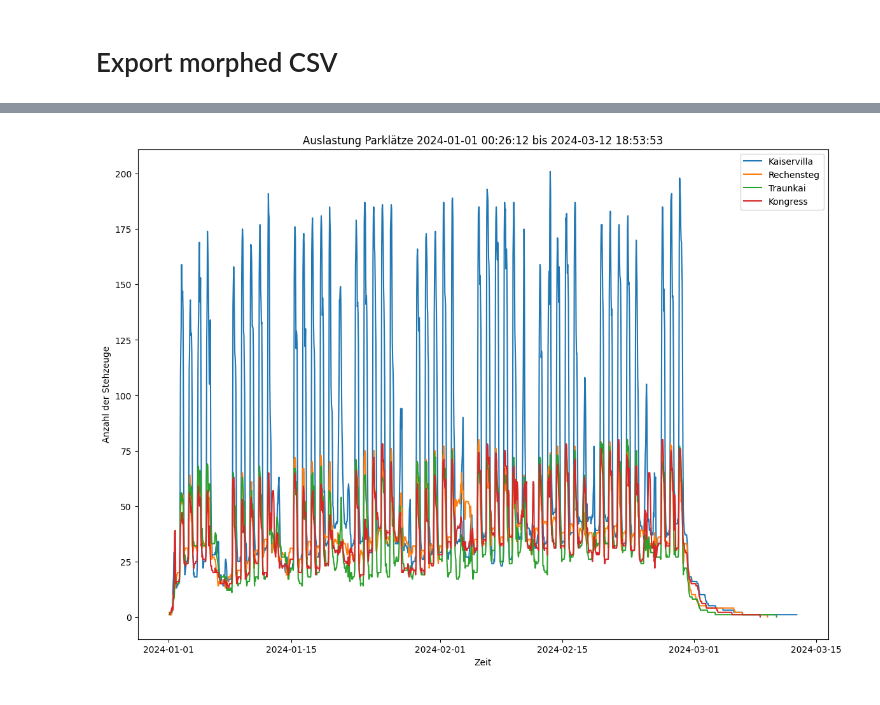
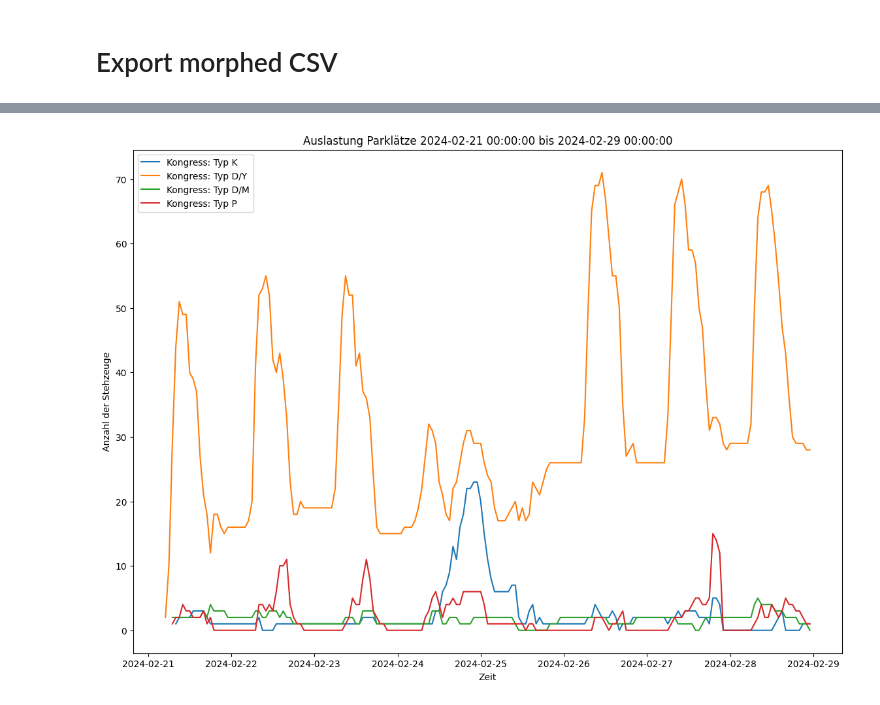
Before and after one commit to maigner/ParkplatzDaten, a Jupyter notebook: Analysis/Convert to Cars per Hour.ipynb, the cells around one changed output, grey strips where cells are left out. Drawn from its saved outputs; the diff is of its cells as text; code cells hidden in the pictures.

Commit message:
added kinds

```diff
--- a/Analysis/Convert to Cars per Hour.ipynb
+++ b/Analysis/Convert to Cars per Hour.ipynb
@@ -177,34 +164,41 @@ while current_timestamp < end_timestamp:
 # %%
 import matplotlib.pyplot as plt
 
-def plot(df, start_date, end_date):
+def plot(df, start_date, end_date, parking_lots):
 
     filtered_df = df[ df['drive_in_at'].between(start_date, end_date) ]
 
     fig, ax = plt.subplots(figsize=(14, 10))  # Create a figure containing a single axes.
     ax.set_title(f"Auslastung Parklätze {start_date} bis {end_date}")
     ax.set_xlabel('Zeit')
     ax.set_ylabel('Anzahl der Stehzeuge')
 
     #for data in [p_kaiservilla, p_kongress]
     for parking_lot in parking_lots:
         #print(parking_lot)
         p_data = filtered_df[filtered_df['gate_id_in'] == parking_lot['gate_id']]
-        data = get_data_by_hour(p_data)
-        x = []
-        y = []
-        for key in data:
-            if start_date < key < end_date:
-                #print(key, data[key])
-                x.append(key)
-                y.append(data[key]['counter'])
 
-        ax.plot(x, y, label=f"{parking_lot['name']}")
+        for kind in ['K', "D/Y", "D/M", "P"]:
+            #print(kind)
+            p_data_by_kind = p_data[ p_data['kind'] == kind ]
+
+            data = get_data_by_hour(p_data_by_kind)
+            x = []
+            y = []
+            for key in data:
+                if start_date < key < end_date:
+                    #print(key, data[key])
+                    x.append(key)
+                    y.append(data[key]['counter'])
+
+            ax.plot(x, y, label=f"{parking_lot['name']}: Typ {kind}")
 
     ax.legend()
 
 
+start_date = datetime(2024, 2, 21)
+end_date = datetime(2024, 2, 29)
 
-plot(df, ts_start, ts_end)
+plot(df, start_date, end_date, parking_lots[3:4])
 # %% [output]
-[figure, old version]
+[figure, new version]
```
Also changed, not shown: parts of 7 cells of this notebook, 3 other files.
